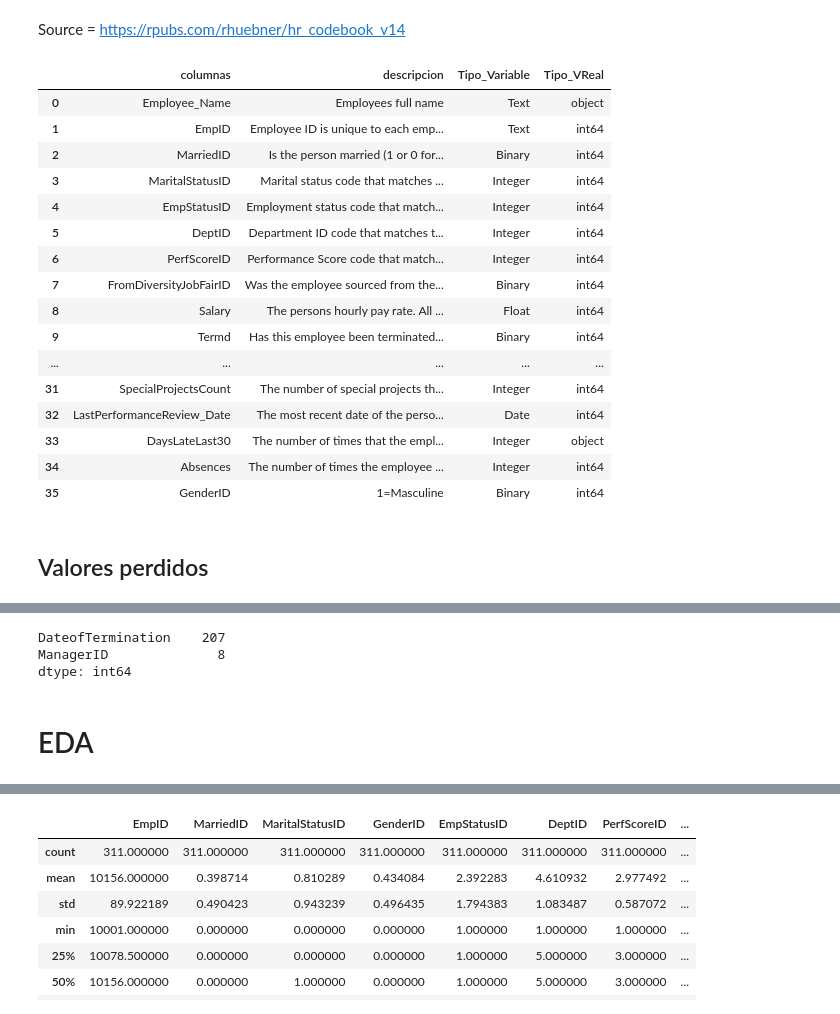
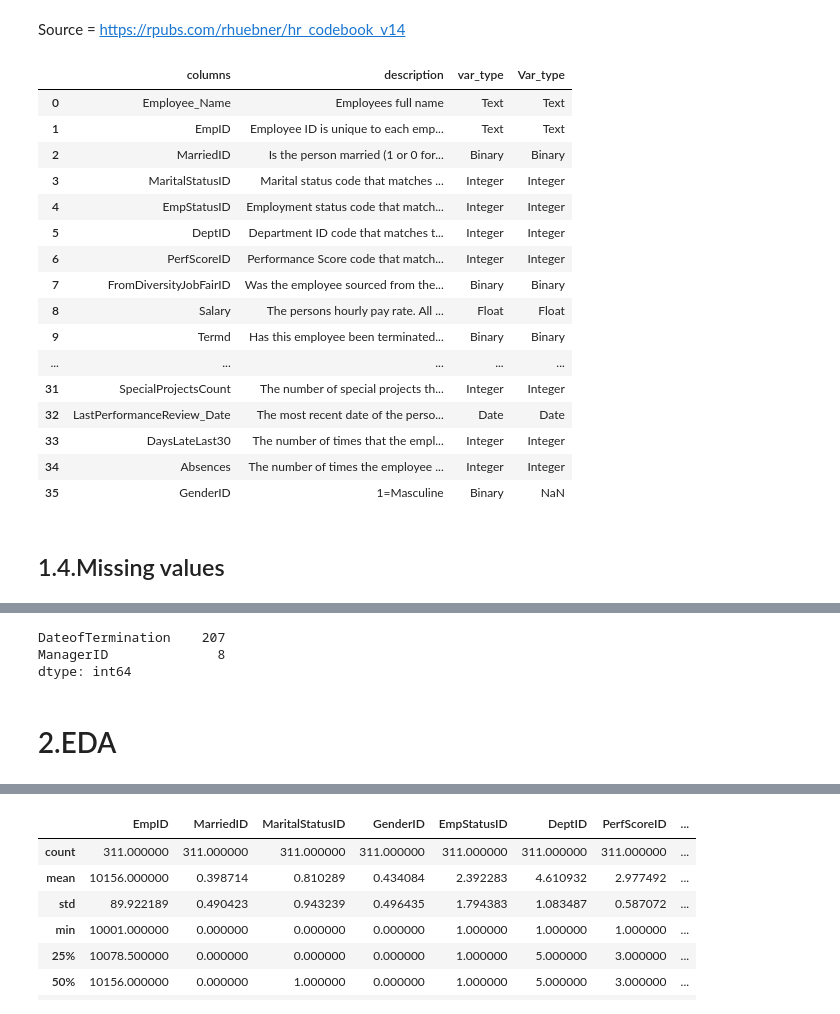
Before and after one commit to darista92/TFM, a Jupyter notebook: TFM.ipynb, the cells around one changed output, grey strips where cells are left out. Drawn from its saved outputs; the diff is of its cells as text; code cells hidden in the pictures.

```diff
--- a/TFM.ipynb
+++ b/TFM.ipynb
@@ -87,35 +87,35 @@ columns = columns.drop("GenderID")
 # %%
 # creación de la tabla de referencia
 
 df_cheatsheet = pd.DataFrame({"columns":columns, "description":description, "var_type":var_type})
 
-GenderID = {"columns": "GenderID", "descripcion":"1=Masculine", "Tipo_Variable":"Binary"}
+GenderID = {"columns": "GenderID", "description":"1=Masculine", "var_type":"Binary"}
 
 df_cheatsheet = df_cheatsheet.append(GenderID, ignore_index=True)
 
-df_cheatsheet["Tipo_VReal"] = Tipo_VReal
+df_cheatsheet["Var_type"] = var_type
 
 df_cheatsheet
 # %% [output]
-|  | columnas | descripcion | Tipo_Variable | Tipo_VReal |
-| 0 | Employee_Name | Employees full name | Text | object |
-| 1 | EmpID | Employee ID is unique to each emp... | Text | int64 |
-| 2 | MarriedID | Is the person married (1 or 0 for... | Binary | int64 |
-| 3 | MaritalStatusID | Marital status code that matches ... | Integer | int64 |
-| 4 | EmpStatusID | Employment status code that match... | Integer | int64 |
-| 5 | DeptID | Department ID code that matches t... | Integer | int64 |
-| 6 | PerfScoreID | Performance Score code that match... | Integer | int64 |
-| 7 | FromDiversityJobFairID | Was the employee sourced from the... | Binary | int64 |
-| 8 | Salary | The persons hourly pay rate. All ... | Float | int64 |
-| 9 | Termd | Has this employee been terminated... | Binary | int64 |
+|  | columns | description | var_type | Var_type |
+| 0 | Employee_Name | Employees full name | Text | Text |
+| 1 | EmpID | Employee ID is unique to each emp... | Text | Text |
+| 2 | MarriedID | Is the person married (1 or 0 for... | Binary | Binary |
+| 3 | MaritalStatusID | Marital status code that matches ... | Integer | Integer |
+| 4 | EmpStatusID | Employment status code that match... | Integer | Integer |
+| 5 | DeptID | Department ID code that matches t... | Integer | Integer |
+| 6 | PerfScoreID | Performance Score code that match... | Integer | Integer |
+| 7 | FromDiversityJobFairID | Was the employee sourced from the... | Binary | Binary |
+| 8 | Salary | The persons hourly pay rate. All ... | Float | Float |
+| 9 | Termd | Has this employee been terminated... | Binary | Binary |
 | ... | ... | ... | ... | ... |
-| 31 | SpecialProjectsCount | The number of special projects th... | Integer | int64 |
-| 32 | LastPerformanceReview_Date | The most recent date of the perso... | Date | int64 |
-| 33 | DaysLateLast30 | The number of times that the empl... | Integer | object |
-| 34 | Absences | The number of times the employee ... | Integer | int64 |
-| 35 | GenderID | 1=Masculine | Binary | int64 |
+| 31 | SpecialProjectsCount | The number of special projects th... | Integer | Integer |
+| 32 | LastPerformanceReview_Date | The most recent date of the perso... | Date | Date |
+| 33 | DaysLateLast30 | The number of times that the empl... | Integer | Integer |
+| 34 | Absences | The number of times the employee ... | Integer | Integer |
+| 35 | GenderID | 1=Masculine | Binary | NaN |
-# %% [markdown]
-## Valores perdidos
+# %% [markdown]
+## 1.4.Missing values
 # %%
 missing_val = df.isnull().sum()
 
@@ -147,4 +147,4 @@ DateofTermination    207
 ManagerID              8
 dtype: int64
 # %% [markdown]
-# EDA
+# 2.EDA
```
Also changed, not shown: parts of 110 cells of this notebook.
